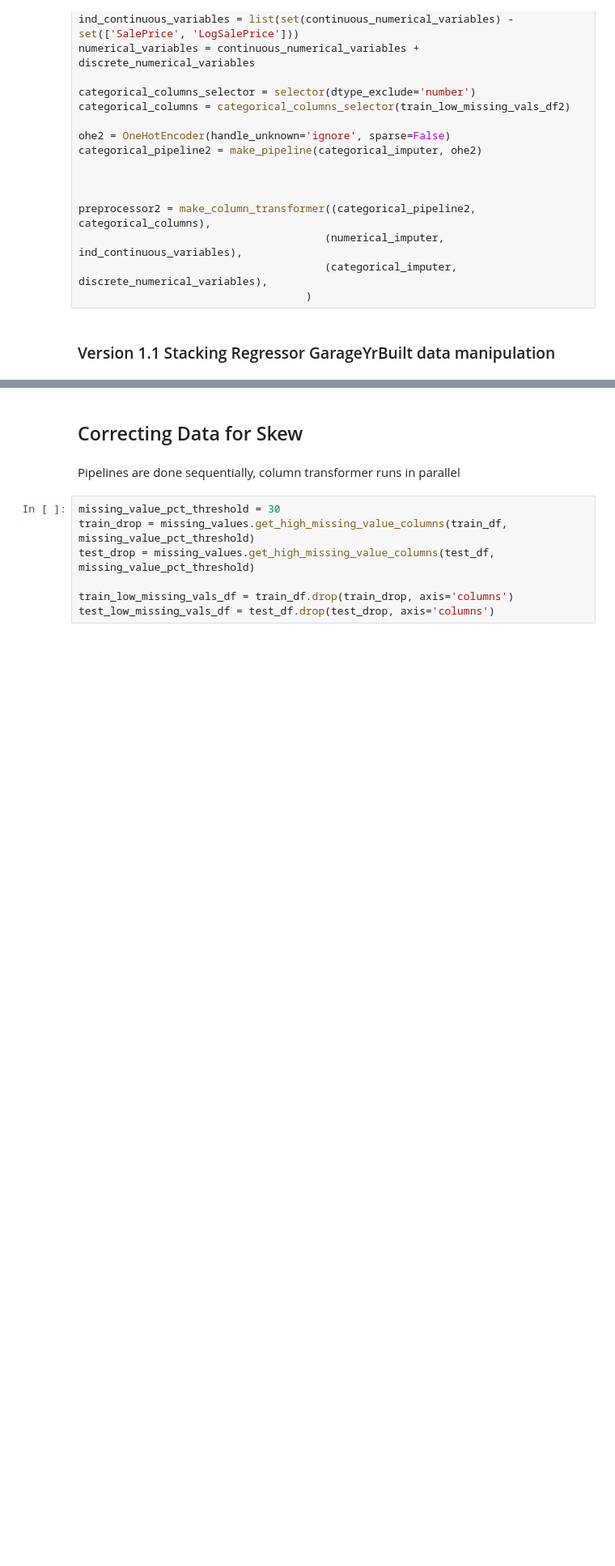
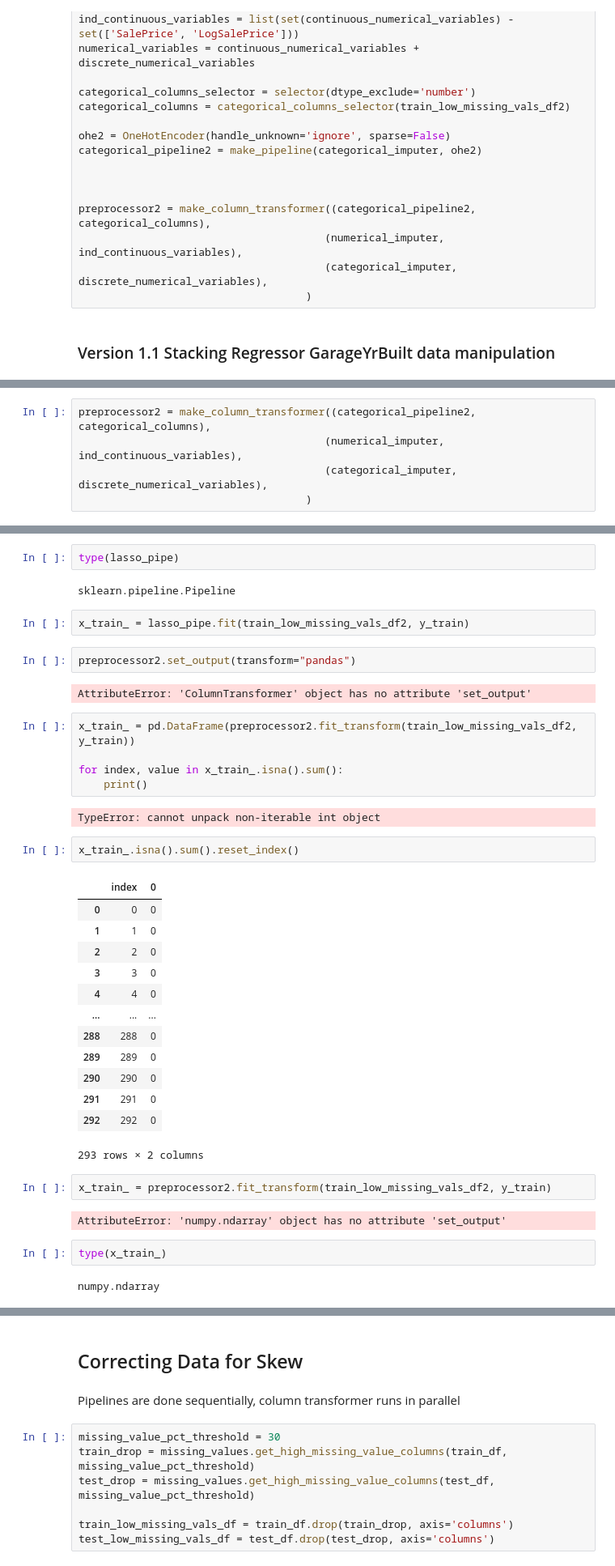
Before and after one commit to AdventurousDataScientist/HousePricingModel, a Jupyter notebook: Base Model.ipynb, the cells around one changed output, grey strips where cells are left out. Shown at 81% size. Cells and saved outputs as stored; diff of their text form; blank space fills up the shorter version.

```diff
--- a/Base Model.ipynb
+++ b/Base Model.ipynb
@@ -738,0 +608,5 @@ Wall time: 40.2 s
+# %%
+preprocessor2 = make_column_transformer((categorical_pipeline2, categorical_columns),
+                                       (numerical_imputer, ind_continuous_variables),
+                                       (categorical_imputer, discrete_numerical_variables),
+                                    )
@@ -738,0 +721,41 @@ Wall time: 40.2 s
+# %%
+type(lasso_pipe)
+# %% [output]
+sklearn.pipeline.Pipeline
+# %%
+x_train_ = lasso_pipe.fit(train_low_missing_vals_df2, y_train)
+# %%
+preprocessor2.set_output(transform="pandas")
+# %% [output]
+AttributeError: 'ColumnTransformer' object has no attribute 'set_output'
+# %%
+x_train_ = pd.DataFrame(preprocessor2.fit_transform(train_low_missing_vals_df2, y_train))
+
+for index, value in x_train_.isna().sum():
+    print()
+# %% [output]
+TypeError: cannot unpack non-iterable int object
+# %%
+x_train_.isna().sum().reset_index()
+# %% [output]
+|  | index | 0 |
+| 0 | 0 | 0 |
+| 1 | 1 | 0 |
+| 2 | 2 | 0 |
+| 3 | 3 | 0 |
+| 4 | 4 | 0 |
+| ... | ... | ... |
+| 288 | 288 | 0 |
+| 289 | 289 | 0 |
+| 290 | 290 | 0 |
+| 291 | 291 | 0 |
+| 292 | 292 | 0 |
+293 rows × 2 columns
+# %%
+x_train_ = preprocessor2.fit_transform(train_low_missing_vals_df2, y_train)
+# %% [output]
+AttributeError: 'numpy.ndarray' object has no attribute 'set_output'
+# %%
+type(x_train_)
+# %% [output]
+numpy.ndarray
```
Also changed, not shown: parts of 85 cells of this notebook.
